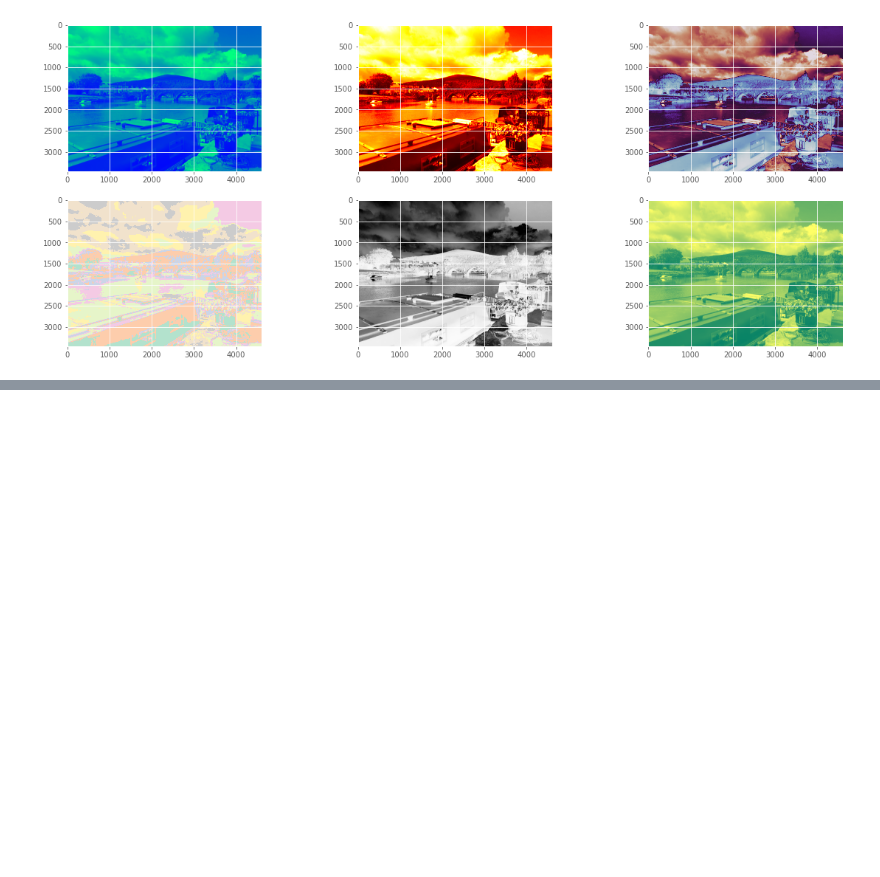
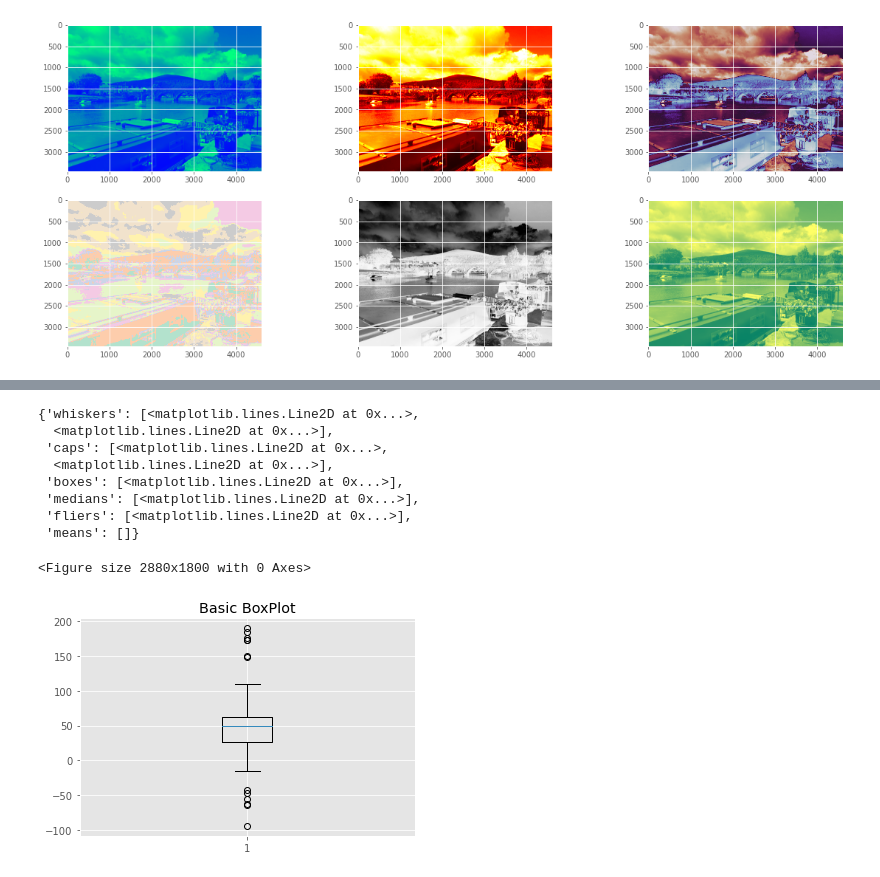
Before and after one commit to donneger/data_analysis_assessment, a Jupyter notebook: pyplot_assignment/pyplot.ipynb, the cells around one changed output, grey strips where cells are left out. Saved outputs shown, nothing was run; the diff lists cells and outputs as text; code cells hidden in the pictures; blank space fills up the shorter version.

```diff
--- a/pyplot_assignment/pyplot.ipynb
+++ b/pyplot_assignment/pyplot.ipynb
@@ -291 +309,27 @@ plt.imshow(lum_img, cmap="summer")
+# %%
+# Creating a basic single boxplot.
+# Setting a fixed seed to keep plot the same each time it runs.
+np.random.seed(123456)
+
+# Set up the data
+spread = np.random.rand(50) * 100
+#center = np.ones(25) * 50
+flier_high = np.random.rand(10) * 100 + 100
+flier_low = np.random.rand(10) * -100
+data = np.concatenate((spread, center, flier_high, flier_low))
+plt.figure(figsize=(40,25))
+plt.subplots()
+plt.title('Basic BoxPlot')
+plt.boxplot(data)
+# %% [output]
+{'whiskers': [<matplotlib.lines.Line2D at 0x...>,
+  <matplotlib.lines.Line2D at 0x...>],
+ 'caps': [<matplotlib.lines.Line2D at 0x...>,
+  <matplotlib.lines.Line2D at 0x...>],
+ 'boxes': [<matplotlib.lines.Line2D at 0x...>],
+ 'medians': [<matplotlib.lines.Line2D at 0x...>],
+ 'fliers': [<matplotlib.lines.Line2D at 0x...>],
+ 'means': []}
+<Figure size 2880x1800 with 0 Axes>
+[figure, added]
 # %%
```
Also changed, not shown: parts of 9 cells of this notebook.
